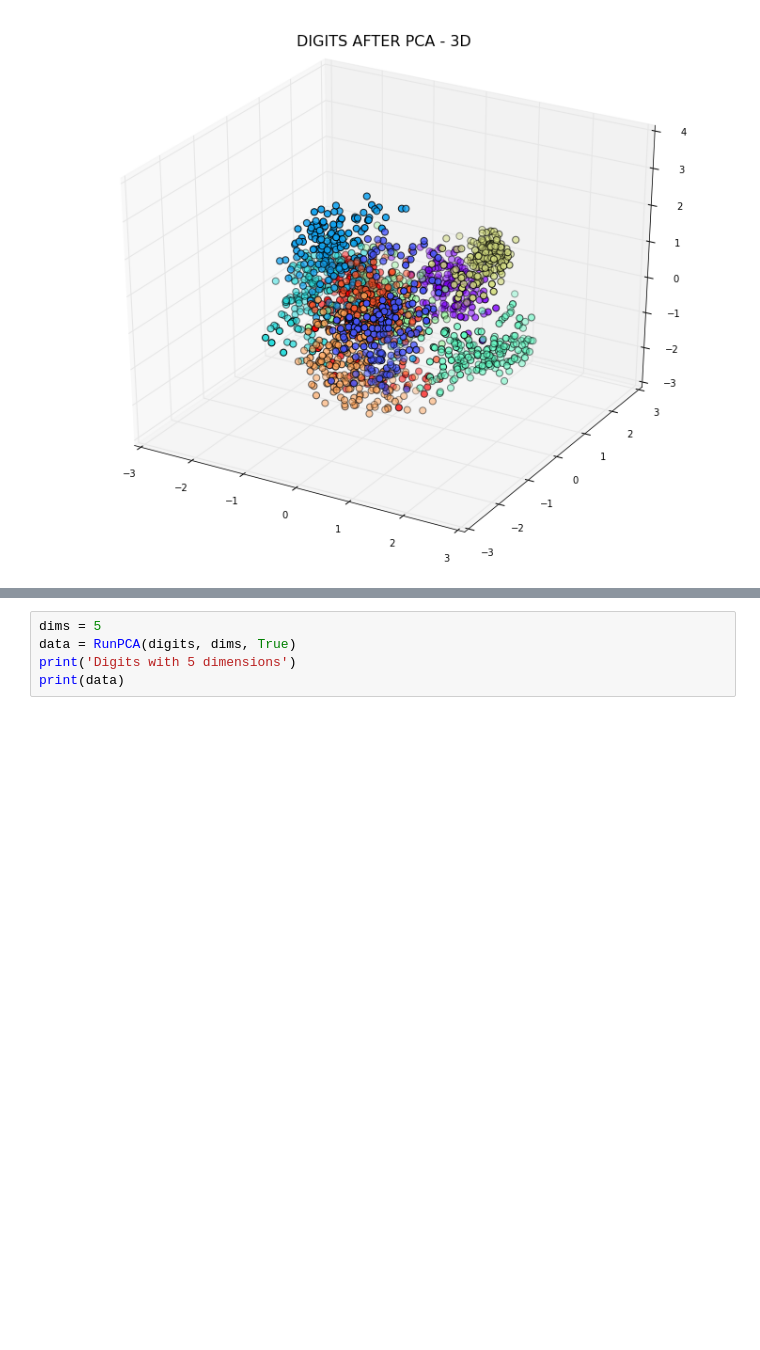
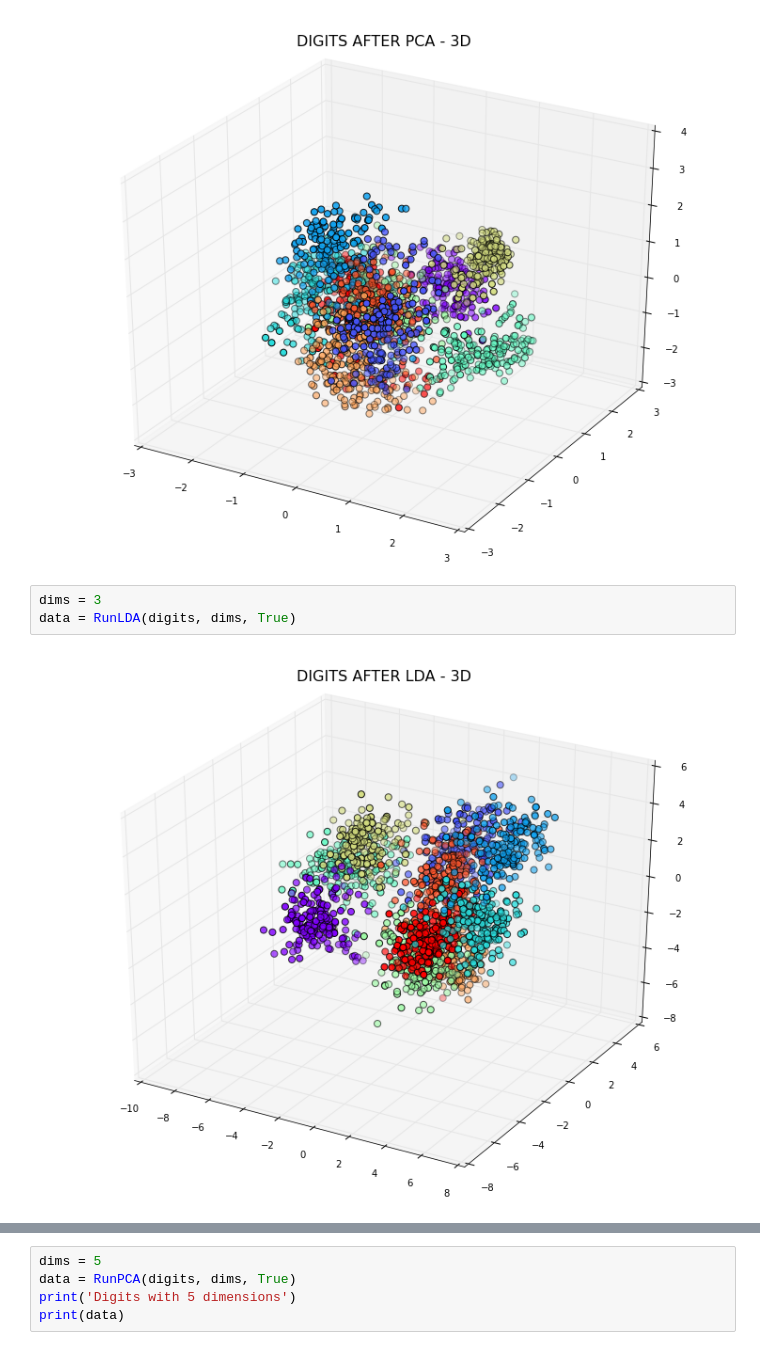
Before and after one commit to denniscf/Visualization, a Jupyter notebook: Visualizing_High_Dimensional_Data.ipynb, the cells around one changed output, grey strips where cells are left out. Drawn from its saved outputs; the diff is of its cells as text; blank space fills up the shorter version.

```diff
--- a/Visualizing_High_Dimensional_Data.ipynb
+++ b/Visualizing_High_Dimensional_Data.ipynb
@@ -203,3 +209,8 @@ dims = 3
 data = RunPCA(digits, dims, True)
 # %% [output]
 [figure]
+# %%
+dims = 3
+data = RunLDA(digits, dims, True)
+# %% [output]
+[figure, added]
```
Also changed, not shown: parts of 13 cells of this notebook.
